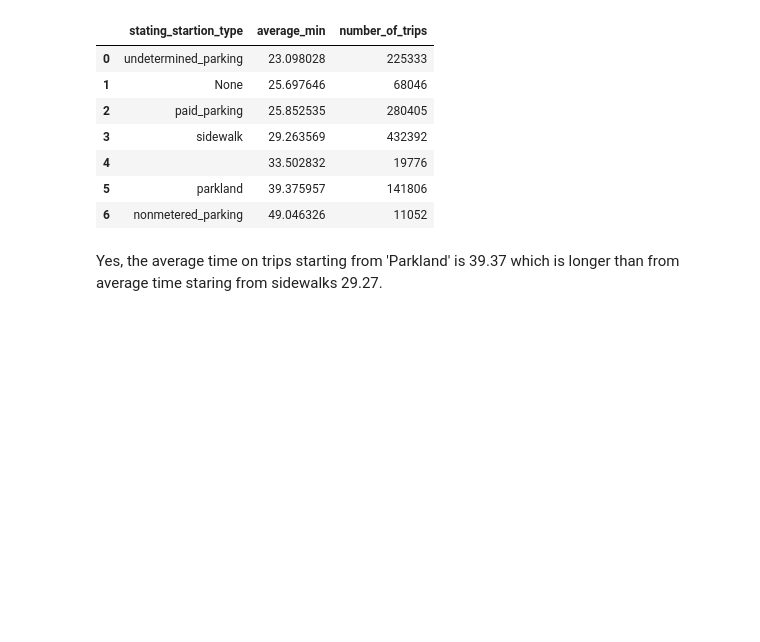
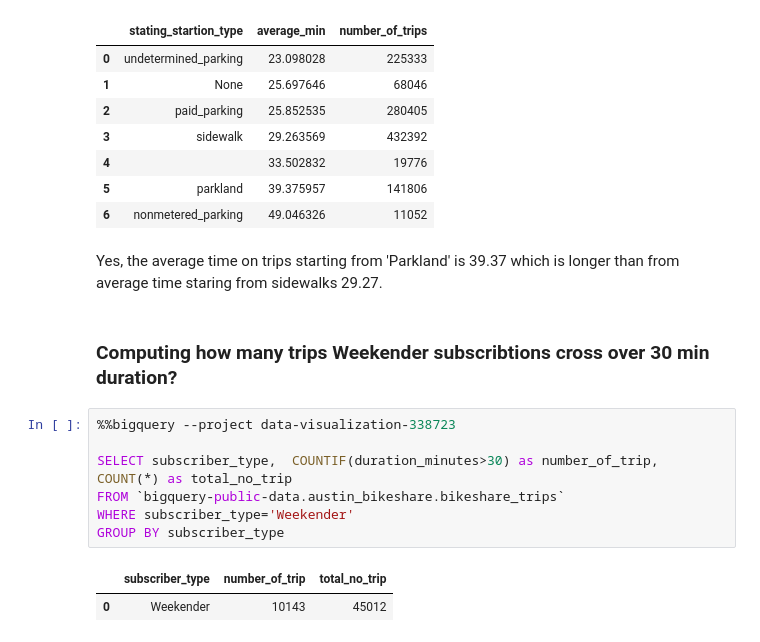
Before and after one commit to bidhan7/Data-Processing-Visualization-, a Jupyter notebook: Big_Query_SQL.ipynb, the cells around one changed output. Saved outputs shown, nothing was run; the diff lists cells and outputs as text; blank space fills up the shorter version.

```diff
--- a/Big_Query_SQL.ipynb
+++ b/Big_Query_SQL.ipynb
@@ -314,3 +314,15 @@ ORDER by average_min
 | 6 | nonmetered_parking | 49.046326 | 11052 |
 # %% [markdown]
 Yes, the average time on trips starting from 'Parkland' is 39.37 which is longer than from average time staring from sidewalks 29.27.
+# %% [markdown]
+### Computing how many trips Weekender subscribtions cross over 30 min duration?
+# %%
+%%bigquery --project data-visualization-338723
+
+SELECT subscriber_type,  COUNTIF(duration_minutes>30) as number_of_trip, COUNT(*) as total_no_trip
+FROM `bigquery-public-data.austin_bikeshare.bikeshare_trips`
+WHERE subscriber_type='Weekender'
+GROUP BY subscriber_type
+# %% [output]
+|  | subscriber_type | number_of_trip | total_no_trip |
+| 0 | Weekender | 10143 | 45012 |
```
